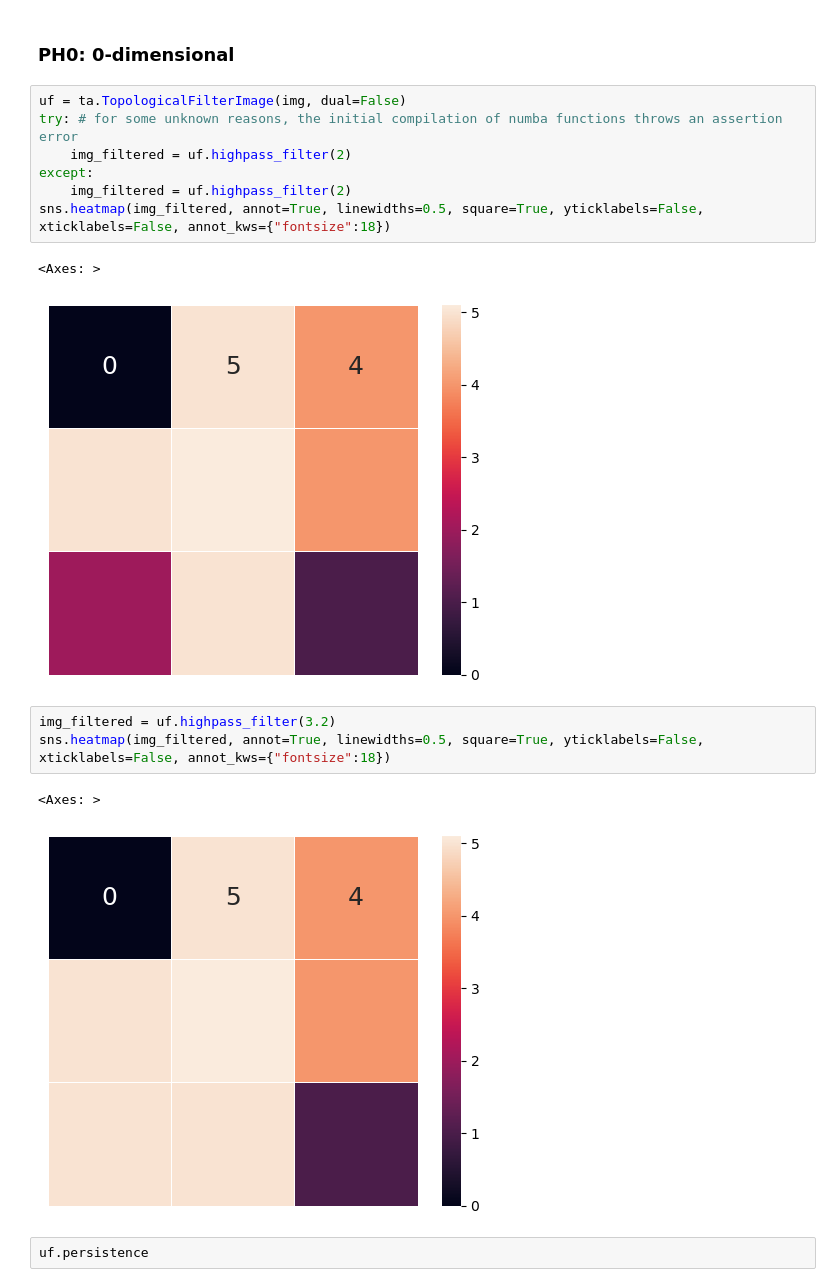
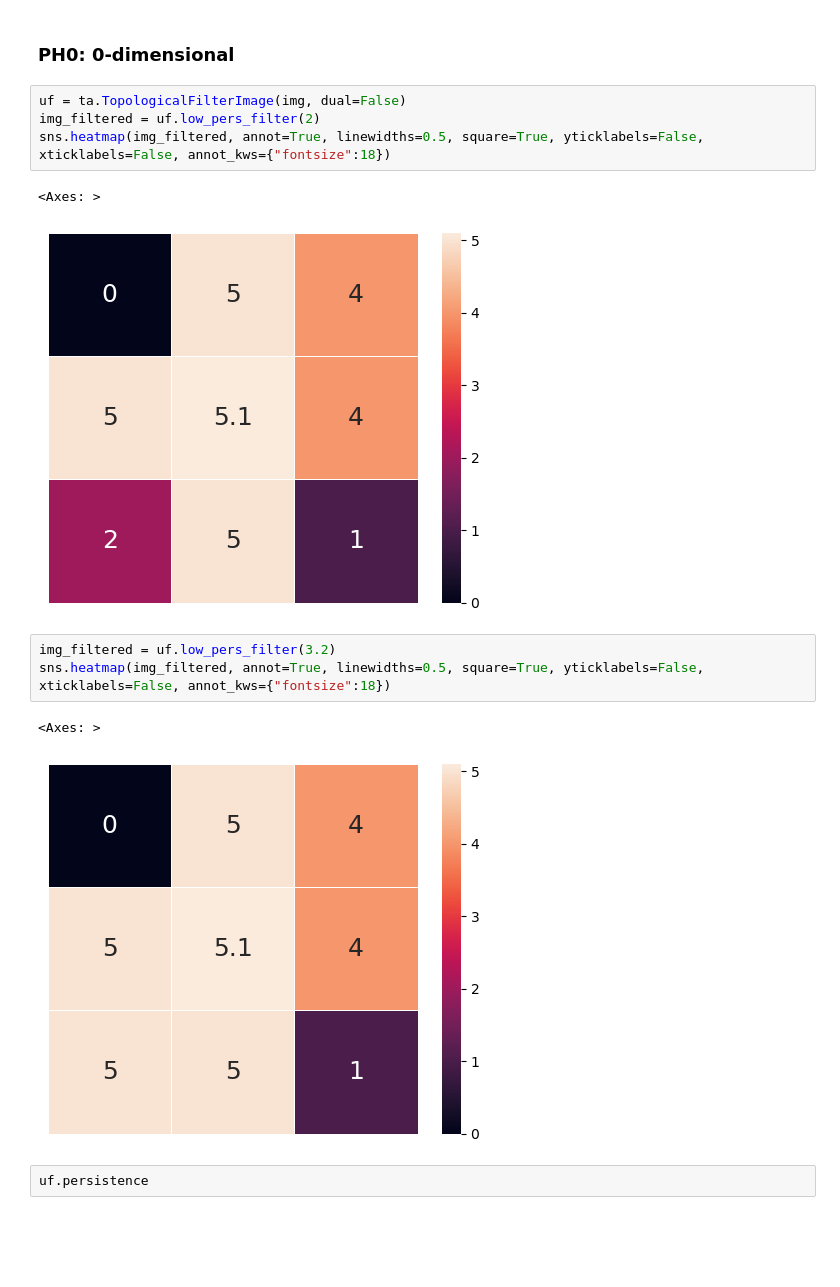
Before and after one commit to mvlier/topapprox, a Jupyter notebook: Interactive_Tutorial_topapprox.ipynb, the cells around one changed output. Drawn from its saved outputs; the diff is of its cells as text; blank space fills up the shorter version.

```diff
--- a/Interactive_Tutorial_topapprox.ipynb
+++ b/Interactive_Tutorial_topapprox.ipynb
@@ -42,20 +42,17 @@ sns.heatmap(img, annot=True, linewidths=0.5, square=True, yticklabels=False, xti
 ### PH0: 0-dimensional
 # %%
 uf = ta.TopologicalFilterImage(img, dual=False)
-try: # for some unknown reasons, the initial compilation of numba functions throws an assertion error
-    img_filtered = uf.highpass_filter(2)
-except:
-    img_filtered = uf.highpass_filter(2)
+img_filtered = uf.low_pers_filter(2)
 sns.heatmap(img_filtered, annot=True, linewidths=0.5, square=True, yticklabels=False, xticklabels=False, annot_kws={"fontsize":18})
 # %% [output]
 <Axes: >
-[figure, old version]
+[figure, new version]
 # %%
-img_filtered = uf.highpass_filter(3.2)
+img_filtered = uf.low_pers_filter(3.2)
 sns.heatmap(img_filtered, annot=True, linewidths=0.5, square=True, yticklabels=False, xticklabels=False, annot_kws={"fontsize":18})
 # %% [output]
 <Axes: >
-[figure, old version]
+[figure, new version]
 # %%
 uf.persistence
 # %% [output]
```
Also changed, not shown: parts of 5 cells of this notebook, 5 other files.
